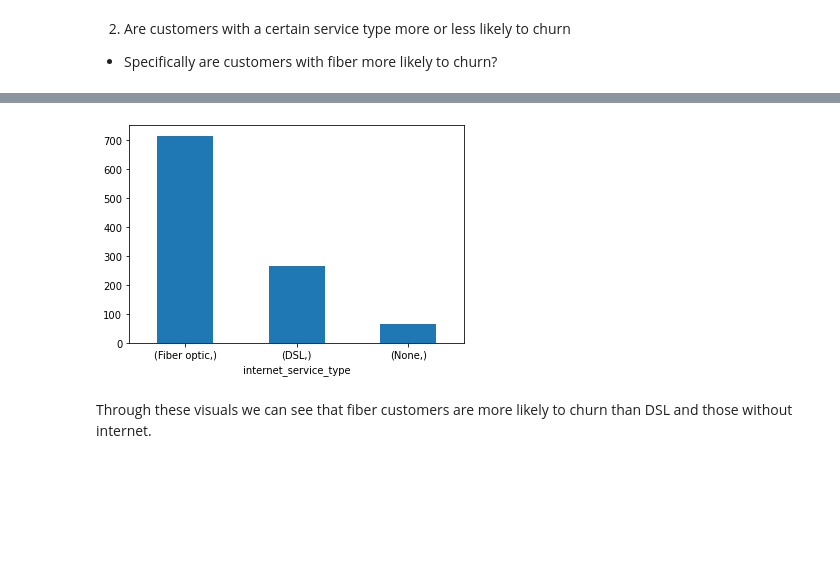
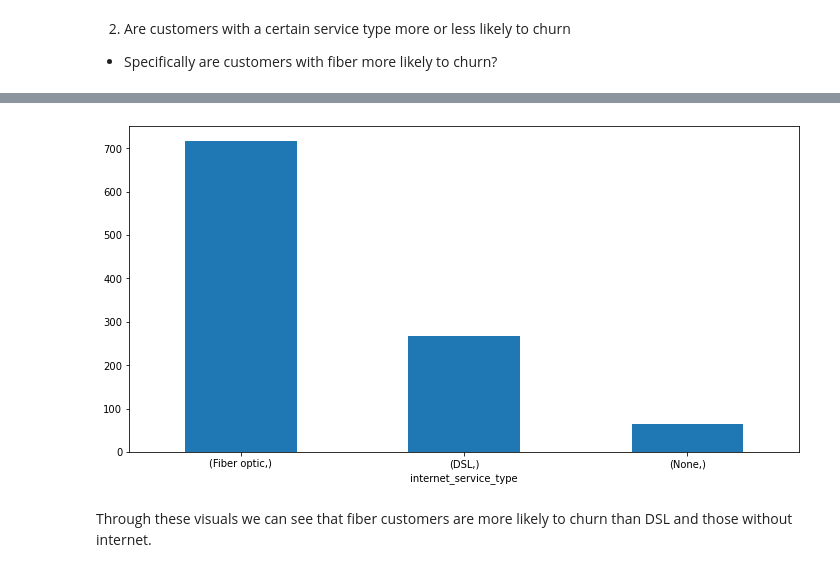
Before and after one commit to chloerwhitaker/Telco_Classification_Project, a Jupyter notebook: Telco_Classification_Report.ipynb, the cells around one changed output, grey strips where cells are left out. Drawn from its saved outputs; the diff is of its cells as text; code cells hidden in the pictures; blank space fills up the shorter version.

```diff
--- a/Telco_Classification_Report.ipynb
+++ b/Telco_Classification_Report.ipynb
@@ -275,7 +312,8 @@ plt.show()
 # %%
+plt.figure(figsize=(12, 6))
 internet_churn.value_counts().plot.bar(rot=0);
 # %% [output]
-[figure, old version]
+[figure, new version]
 # %% [markdown]
 Through these visuals we can see that fiber customers are more likely to churn than DSL and those without internet.
 # %% [markdown]
```
Also changed, not shown: parts of 23 cells of this notebook.
